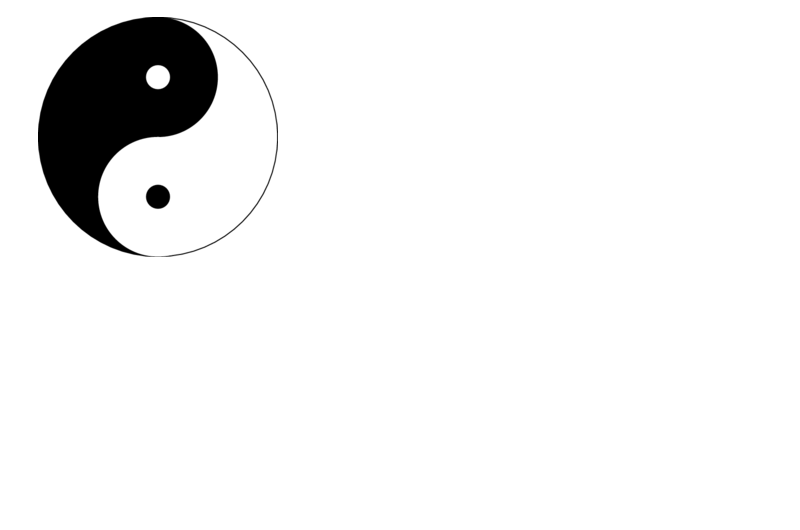
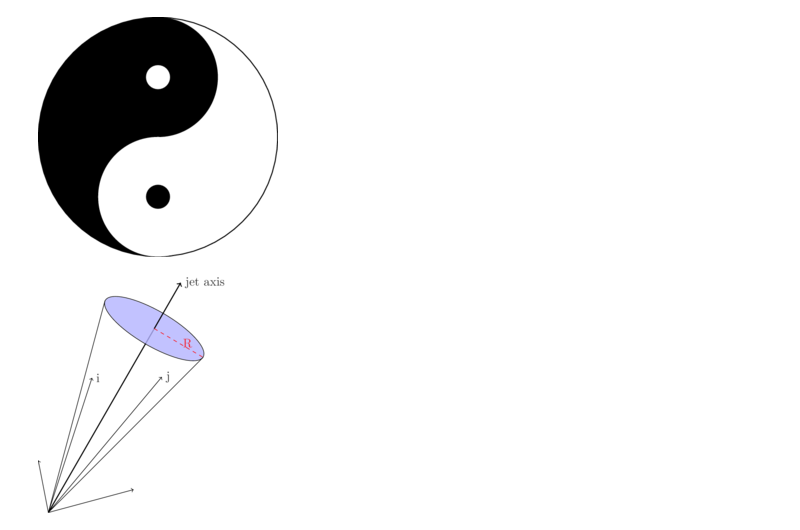
Before and after one commit to lgpang/learning_tikz, a Jupyter notebook: feymann_diagram.ipynb, the cells around one changed output. Cells and saved outputs as stored; diff of their text form; code cells hidden in the pictures; blank space fills up the shorter version.

Commit message:
update with jet cone

```diff
--- a/feymann_diagram.ipynb
+++ b/feymann_diagram.ipynb
@@ -108,3 +111,21 @@
 \fill [black] (270:0.5cm) circle (0.1cm);
 # %% [output]
 [figure]
+# %%
+%%tikz --l positioning --scale 5 -po "fill opacity=0.8" --save anti_kt_cone.png
+\path (72:0.8cm) coordinate (pti);
+\path (50:1.0cm) coordinate (ptj);
+
+\draw [thick] (0, 0) -- (60:1.2cm);
+\draw [-] (0, 0) -- (45:1.24cm);
+\draw [-] (0, 0) -- (75:1.24cm);
+\draw [rotate=60, fill=blue!30] (0:1.2cm) ellipse (0.1cm and 0.32cm);
+\draw [thick,->] (60:1.2cm) -- (60:1.5cm) node (axis) [right] {jet axis};
+\draw [dashed, red] (60:1.2cm) -- (45:1.24cm) node [midway, right] {R};
+
+\draw [->]  (0, 0) -- (15:0.5cm);
+\draw [->]  (0, 0) -- (101:0.3cm);
+\draw [->]  (0, 0) -- (ptj)  node [right] (j) {j};
+\draw [->]  (0, 0) -- (pti)  node [right] (i) {i};
+# %% [output]
+[figure, added]
```
Also changed, not shown: parts of 2 cells of this notebook.
